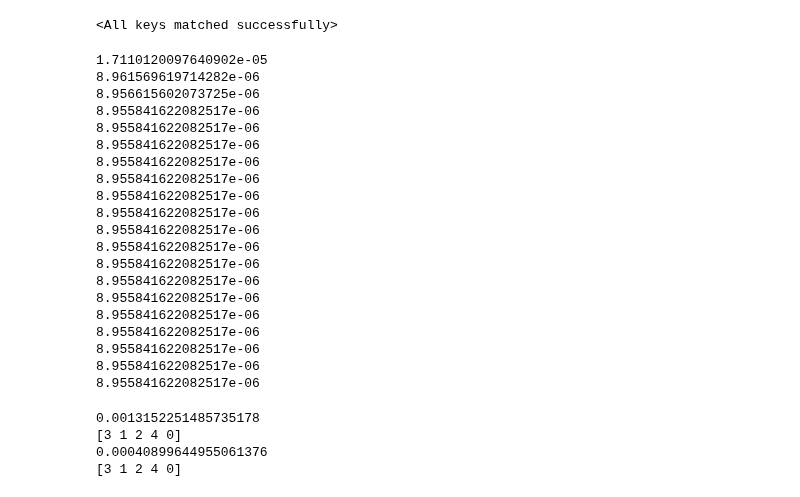
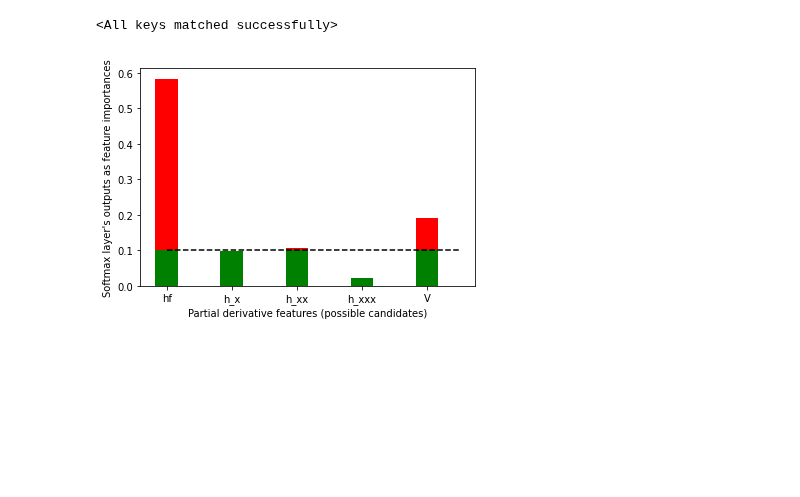
Before and after one commit to Pongpisit-Thanasutives/Multi-task-Physics-informed-neural-networks, a Jupyter notebook: inverse_qho/Working.ipynb, the cells around one changed output. Cells and saved outputs as stored; diff of their text form; code cells hidden in the pictures; blank space fills up the shorter version.

```diff
--- a/inverse_qho/Working.ipynb
+++ b/inverse_qho/Working.ipynb
@@ -221,7 +223,8 @@ class ComplexAttentionSelectorNetwork(nn.Module):
         self.prob_activation = prob_activation
         self.nonlinear_model = ComplexTorchMLP(dimensions=layers, activation_function=CplxToCplx[F.relu](), bn=bn, dropout_rate=0.0)
         self.latest_weighted_features = None
-        self.th = 1/layers[0]
+#         self.th = 1/layers[0]
+        self.th = 0.1
         self.reg_intensity = reg_intensity
 
     def xavier_init(self, m):
@@ -434,7 +437,7 @@ semisup_model.load_state_dict(torch.load("saved_path_inverse_qho/qho_complex_mod
 <All keys matched successfully>
 # %%
 # Fine-tuning the solver network
-f_opt = torch.optim.LBFGS(semisup_model.network.parameters(), lr=1e-1, max_iter=300, history_size=150)
+f_opt = torch.optim.LBFGS(semisup_model.network.parameters(), lr=1e-1, max_iter=300, history_size=300)
 # f_opt = LBFGSNew(semisup_model.network.parameters(),
 #         lr=1e-1, max_iter=300,
 #         max_eval=int(300*1.25), history_size=150,
@@ -456,32 +459,11 @@ for i in range(200):
     if i%10==0:
         loss = finetuning_closure()
         print(loss.item())
-# %% [output]
-1.7110120097640902e-05
-8.961569619714282e-06
-8.956615602073725e-06
-8.955841622082517e-06
-8.955841622082517e-06
-8.955841622082517e-06
-8.955841622082517e-06
-8.955841622082517e-06
-8.955841622082517e-06
-8.955841622082517e-06
-8.955841622082517e-06
-8.955841622082517e-06
-8.955841622082517e-06
-8.955841622082517e-06
-8.955841622082517e-06
-8.955841622082517e-06
-8.955841622082517e-06
-8.955841622082517e-06
-8.955841622082517e-06
-8.955841622082517e-06
 # %%
 X_selector, y_selector = semisup_model.network.get_selector_data(*dimension_slicing(X_train))
 # X_selector = (X_selector - semisup_model.mini)/(semisup_model.maxi-semisup_model.mini)
 # %%
-f_opt = torch.optim.LBFGS(semisup_model.selector.parameters(), lr=1e-1, max_iter=150, history_size=150)
+f_opt = torch.optim.LBFGS(semisup_model.selector.parameters(), lr=1e-1, max_iter=200, history_size=300)
 
 def finetuning_closure():
     if torch.is_grad_enabled(): f_opt.zero_grad()
@@ -493,17 +475,39 @@ def finetuning_closure():
 semisup_model.network.eval()
 semisup_model.selector.train()
 
-for i in range(10):
+max_it = 10
+for i in range(max_it):
     f_opt.step(finetuning_closure)
 
-    if i%5==0:
+    if i%5==0 or i==max_it-1:
         loss = finetuning_closure()
         print(loss.item())
         print(np.argsort(semisup_model.selector.latest_weighted_features.detach().numpy()))
-# %% [output]
-0.0013152251485735178
-[3 1 2 4 0]
-0.00040899644955061376
-[3 1 2 4 0]
+# %%
+feature_importance = semisup_model.selector.latest_weighted_features.detach().numpy()
+print("--- Feature importance ranking ---")
+for idx in np.argsort(feature_importance)[::-1]:
+    print(feature_names[idx], feature_importance[idx])
+# %%
+def plot_feature_importance_neural_net(feature_importances, feature_names, threshold=0.2, save_path=None):
+    # split it up
+    above_threshold = np.maximum(feature_importance - threshold, 0)
+    below_threshold = np.minimum(feature_importance, threshold)
+
+    # and plot it
+    fig, ax = plt.subplots()
+    ax.bar(feature_names, below_threshold, 0.35, color="g")
+    ax.bar(feature_names, above_threshold, 0.35, color="r",
+            bottom=below_threshold)
+    # horizontal line indicating the threshold
+    ax.plot([0., 4.5], [threshold, threshold], "k--")
+    plt.xlabel("Partial derivative features (possible candidates)")
+    plt.ylabel("Softmax layer's outputs as feature importances")
+
+    if save_path is not None: fig.savefig(save_path, dpi=200)
+
+plot_feature_importance_neural_net(feature_importance, feature_names,threshold=0.1, save_path="../visualization/qho_feature_importances_selector_with_softmax.png")
+# %% [output]
+[figure, added]
 # %%
 torch.save(semisup_model.state_dict(), "saved_path_inverse_qho/qho_complex_model_2000labeledsamples_jointtrainwith4000unlabeledsamplesV2.pth")
```
Also changed, not shown: parts of 3 cells of this notebook, 8 other files.
